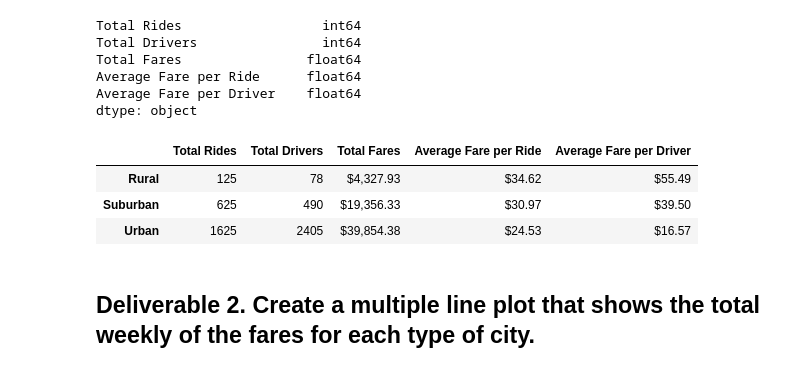
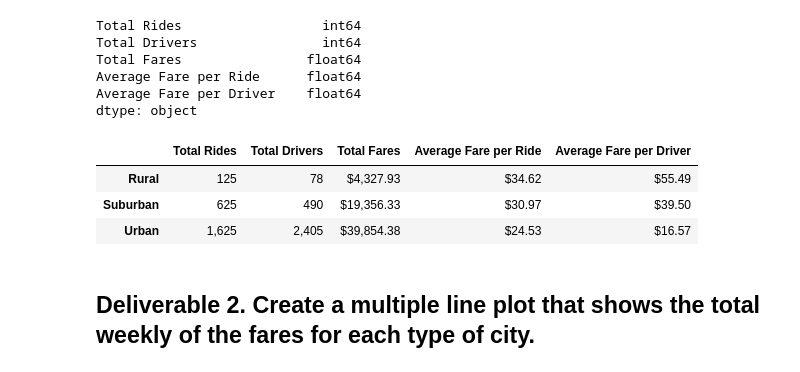
Before and after one commit to pavirova/PyBer_Analysis, a Jupyter notebook: PyBer_Challenge.ipynb, the cells around one changed output. Saved outputs shown, nothing was run; the diff lists cells and outputs as text; code cells hidden in the pictures.

```diff
--- a/PyBer_Challenge.ipynb
+++ b/PyBer_Challenge.ipynb
@@ -117,15 +117,17 @@ Average Fare per Driver    float64
 dtype: object
 # %%
 # 8. Format the columns.
+pyber_summary_df["Total Rides"] = pyber_summary_df["Total Rides"].map("{:,.0f}".format)
+pyber_summary_df["Total Drivers"] = pyber_summary_df["Total Drivers"].map("{:,.0f}".format)
 pyber_summary_df["Total Fares"] = pyber_summary_df["Total Fares"].map("${:,.2f}".format)
 pyber_summary_df["Average Fare per Ride"] = pyber_summary_df["Average Fare per Ride"].map("${:,.2f}".format)
 pyber_summary_df["Average Fare per Driver"] = pyber_summary_df["Average Fare per Driver"].map("${:,.2f}".format)
 pyber_summary_df
 # %% [output]
 |  | Total Rides | Total Drivers | Total Fares | Average Fare per Ride | Average Fare per Driver |
 | Rural | 125 | 78 | $4,327.93 | $34.62 | $55.49 |
 | Suburban | 625 | 490 | $19,356.33 | $30.97 | $39.50 |
-| Urban | 1625 | 2405 | $39,854.38 | $24.53 | $16.57 |
+| Urban | 1,625 | 2,405 | $39,854.38 | $24.53 | $16.57 |
 # %% [markdown]
 ## Deliverable 2.  Create a multiple line plot that shows the total weekly of the fares for each type of city.
 # %%
```
Also changed, not shown: parts of 2 cells of this notebook, 1 other file.
